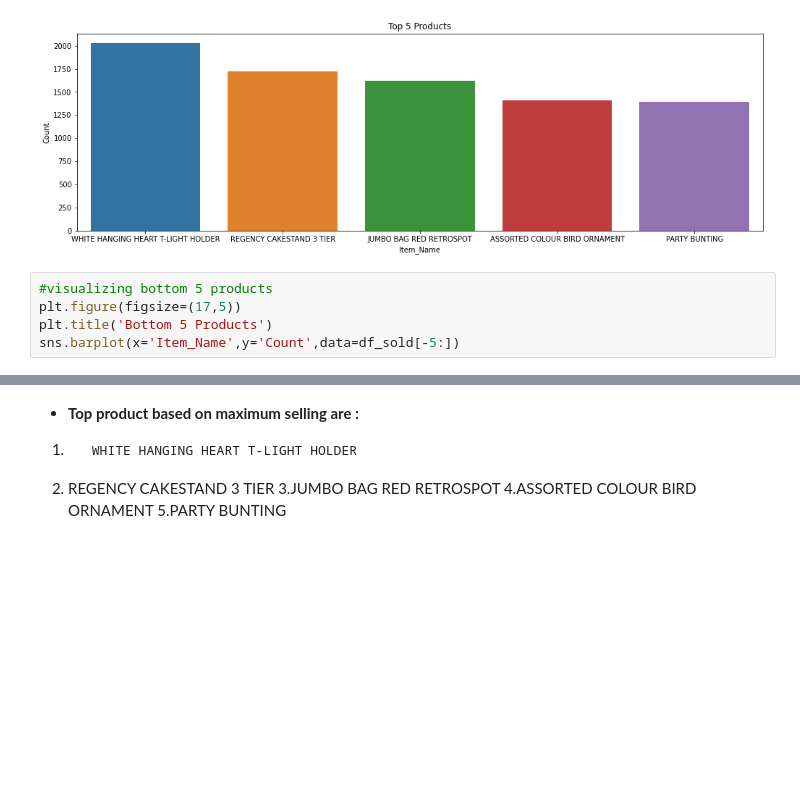
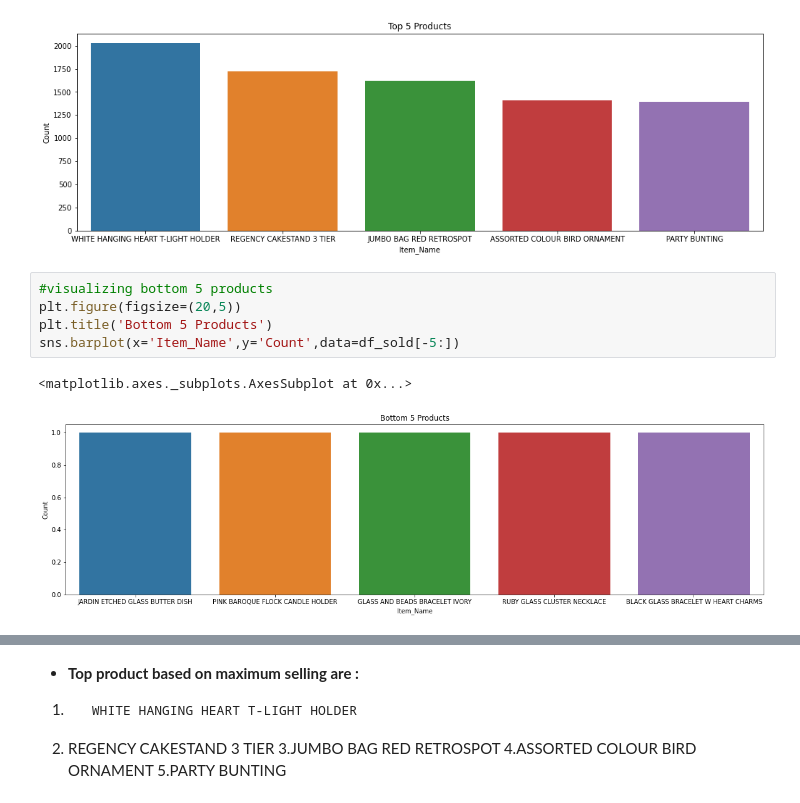
Before and after one commit to vkvinay0627/Online-Retail-Customer-Segmentation, a Jupyter notebook: Online_Retail_Customer_Segmentation_Capstone_Project.ipynb, the cells around one changed output, grey strips where cells are left out. Saved outputs shown, nothing was run; the diff lists cells and outputs as text; blank space fills up the shorter version.

```diff
--- a/Online_Retail_Customer_Segmentation_Capstone_Project.ipynb
+++ b/Online_Retail_Customer_Segmentation_Capstone_Project.ipynb
@@ -166,6 +166,9 @@ sns.barplot(x='Item_Name',y='Count',data=df_sold[:5])
 [figure]
 # %%
 #visualizing bottom 5 products
-plt.figure(figsize=(17,5))
+plt.figure(figsize=(20,5))
 plt.title('Bottom 5 Products')
 sns.barplot(x='Item_Name',y='Count',data=df_sold[-5:])
+# %% [output]
+<matplotlib.axes._subplots.AxesSubplot at 0x...>
+[figure, added]
```
Also changed, not shown: parts of 34 cells of this notebook.
